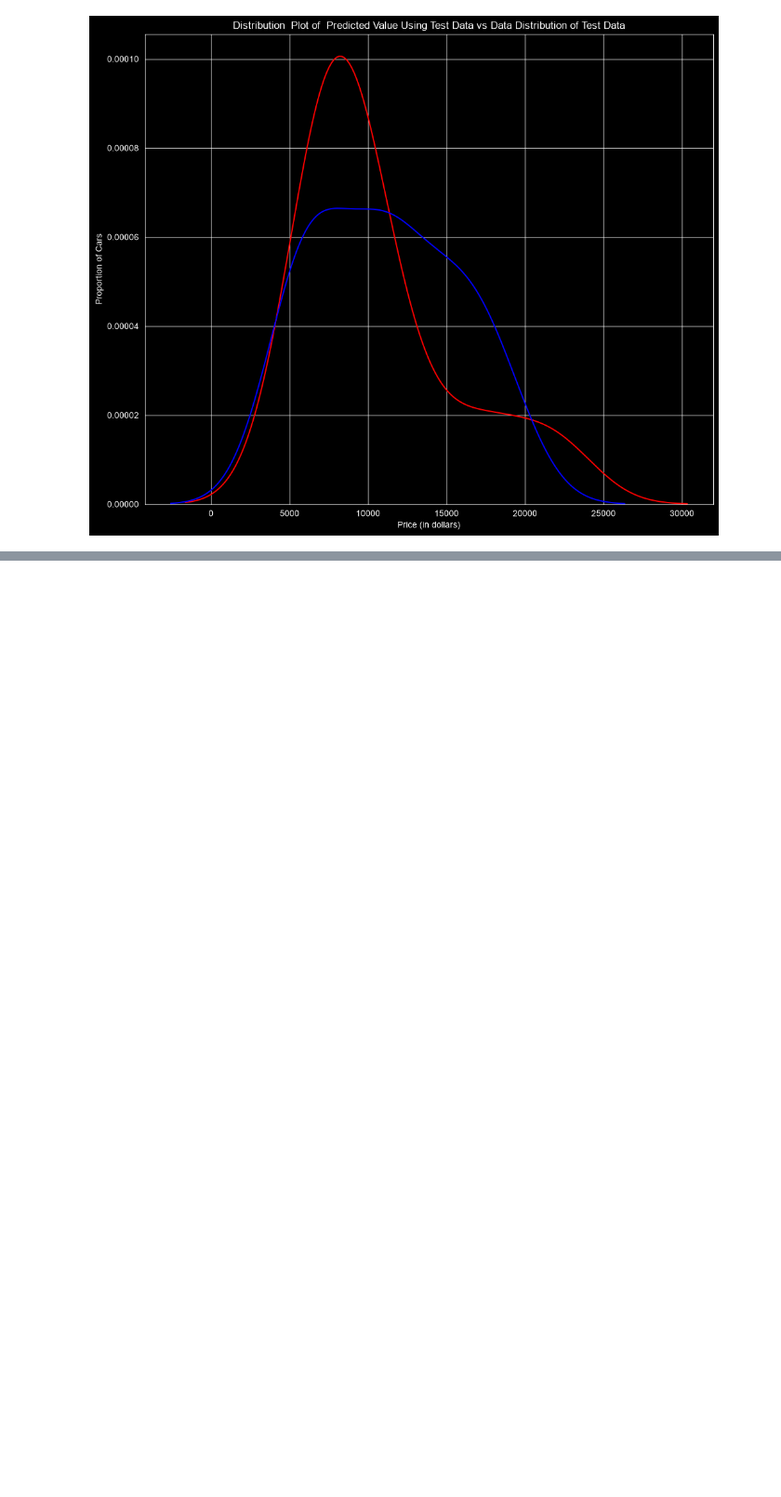
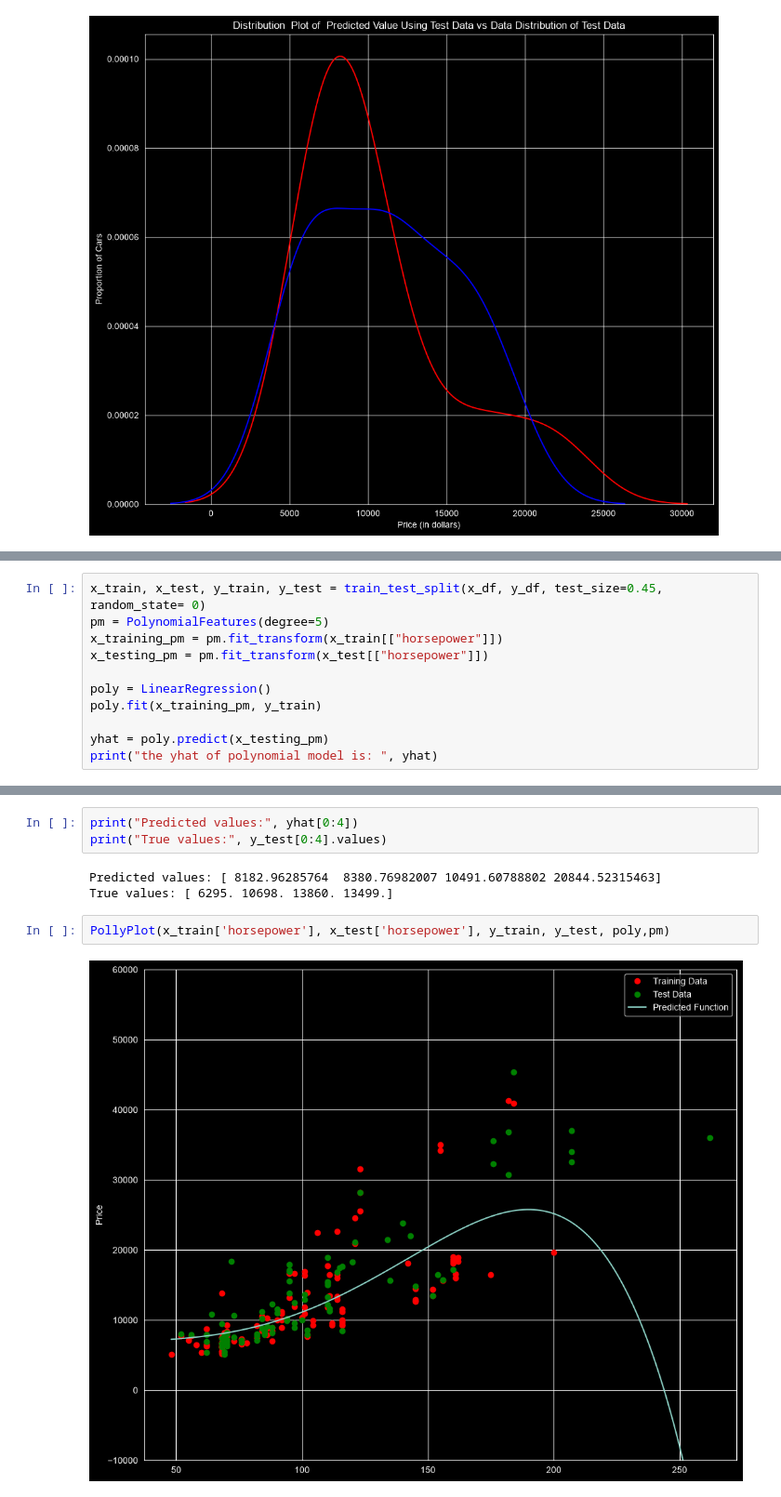
Before and after one commit to Mohammed-walid/data-analysis-python, a Jupyter notebook: 05-Model-Evaluation-and-Refinement/Used-cars-prices/used_cars_prices.ipynb, the cells around one changed output, grey strips where cells are left out. Shown at 93% size. Drawn from its saved outputs; the diff is of its cells as text; blank space fills up the shorter version.

Commit message:
polynomial regressing using train test splot

```diff
--- a/05-Model-Evaluation-and-Refinement/Used-cars-prices/used_cars_prices.ipynb
+++ b/05-Model-Evaluation-and-Refinement/Used-cars-prices/used_cars_prices.ipynb
@@ -219,0 +223,11 @@ DistributionPlot(y_test, yhat_test, "Actual Values (Test)", "Predicted Values (T
+# %%
+x_train, x_test, y_train, y_test = train_test_split(x_df, y_df, test_size=0.45, random_state= 0)
+pm = PolynomialFeatures(degree=5)
+x_training_pm = pm.fit_transform(x_train[["horsepower"]])
+x_testing_pm = pm.fit_transform(x_test[["horsepower"]])
+
+poly = LinearRegression()
+poly.fit(x_training_pm, y_train)
+
+yhat = poly.predict(x_testing_pm)
+print("the yhat of polynomial model is: ", yhat)
@@ -219,0 +252,10 @@ DistributionPlot(y_test, yhat_test, "Actual Values (Test)", "Predicted Values (T
+# %%
+print("Predicted values:", yhat[0:4])
+print("True values:", y_test[0:4].values)
+# %% [output]
+Predicted values: [ 8182.96285764  8380.76982007 10491.60788802 20844.52315463]
+True values: [ 6295. 10698. 13860. 13499.]
+# %%
+PollyPlot(x_train['horsepower'], x_test['horsepower'], y_train, y_test, poly,pm)
+# %% [output]
+[figure, added]
```
Also changed, not shown: parts of 3 cells of this notebook.
